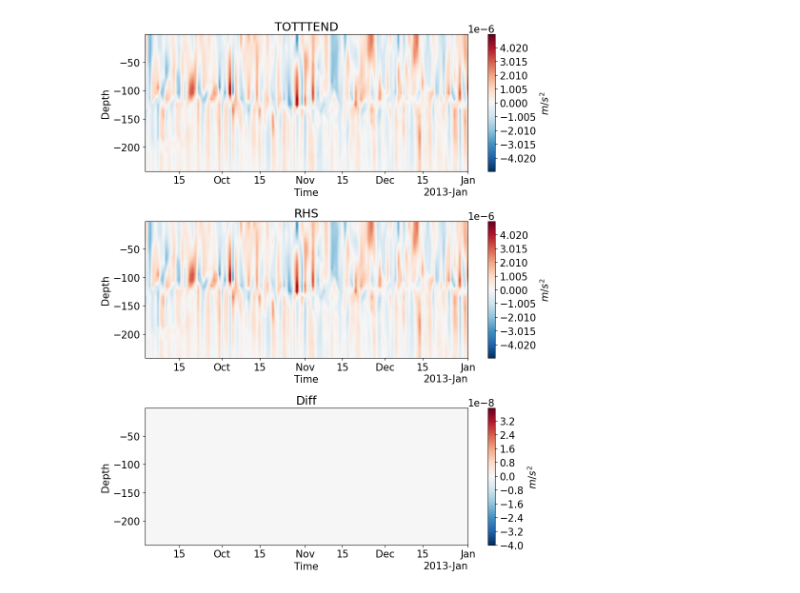
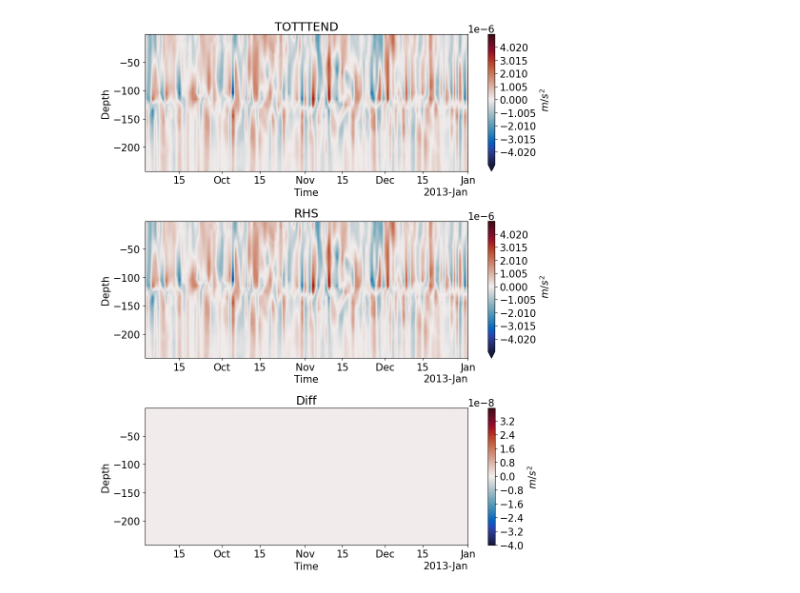
Before and after one commit to eldavenport/mitgcm-mombudg, a Jupyter notebook: zonal_momentum_budget.ipynb, the cells around one changed output. Saved outputs shown, nothing was run; the diff lists cells and outputs as text; code cells hidden in the pictures.

```diff
--- a/zonal_momentum_budget.ipynb
+++ b/zonal_momentum_budget.ipynb
@@ -28,14 +28,14 @@ lon = 220.0
 latMin = -0.1
 latMax = 0.1
 
-data_dir = '/data/SO3/edavenport/tpose6/sep2012/velocity_withhold/run_iter14/'
+data_dir = '/data/SO3/edavenport/tpose6/sep2012/velocity_assim/run_iter0/'
 grid_dir = '/data/SO6/TPOSE_diags/tpose6/grid_6/'
 
 num_diags = 122 #
 itPerFile = 72 # 1 day
 intervals = range(itPerFile,itPerFile*num_diags+1,itPerFile)
 
-prefix = [filename_state,filename_mom_u,filename_heat,filename_surf]
+prefix = [filename_state,filename_mom_u,filename_surf]
 ds = open_mdsdataset(data_dir=data_dir,grid_dir=grid_dir,iters=intervals,prefix=prefix,ref_date='2012-09-01',delta_t=1200.,ignore_unknown_vars=True)
 
 ds['XC'] = ds.XC.astype(float)
@@ -45,7 +45,7 @@ ds['XG'] = ds.XG.astype(float)
 ds['YG'] = ds.YG.astype(float)
 ds['Zl'] = ds.Zl.astype(float)
 # %%
-folder_name = '/home/edavenport/analysis/mitgcm-mombudg/velocity_assim/sep2012_velwithhold_iter14/'
+folder_name = '/home/edavenport/analysis/mitgcm-mombudg/velocity_assim/sep2012_iter0/'
 # %%
 grid = xgcm.Grid(ds, periodic=['X','Y'])
 vol = (ds.rAw*ds.hFacW*ds.drF)
@@ -76,34 +76,34 @@ Um_RHS_std = RHS.std(dim='YC').std(dim='time').compute()/std_err_denom
 # %%
 from matplotlib.colors import TwoSlopeNorm
 
 vmin = -5e-6
 vmax = 5e-6
 levels = np.arange(vmin,vmax,0.5e-8)
 
 fig, ax = plt.subplots(figsize=(10,12),nrows=3,ncols=1)
-TOTUTEND.mean(dim='YC').plot.contourf(ax=ax[0],x='time',y='Z',levels=levels,cmap='RdBu_r',cbar_kwargs={'label':'$m/s^2$'},norm=TwoSlopeNorm(vmin=vmin,vcenter=0,vmax=vmax))
+TOTUTEND.mean(dim='YC').plot.contourf(ax=ax[0],x='time',y='Z',levels=levels,cmap=cmo.balance,cbar_kwargs={'label':'$m/s^2$'},norm=TwoSlopeNorm(vmin=vmin,vcenter=0,vmax=vmax))
 ax[0].set_title('TOTTTEND')
 ax[0].set_xlabel('Time')
 ax[0].set_ylabel('Depth')
 
-RHS.mean(dim='YC').plot.contourf(ax=ax[1],x='time',y='Z',levels=levels,cmap='RdBu_r',cbar_kwargs={'label':'$m/s^2$'},norm=TwoSlopeNorm(vmin=vmin,vcenter=0,vmax=vmax))
+RHS.mean(dim='YC').plot.contourf(ax=ax[1],x='time',y='Z',levels=levels,cmap=cmo.balance,cbar_kwargs={'label':'$m/s^2$'},norm=TwoSlopeNorm(vmin=vmin,vcenter=0,vmax=vmax))
 ax[1].set_title('RHS')
 ax[1].set_xlabel('Time')
 ax[1].set_ylabel('Depth')
 
 vmin = -4e-8
 vmax = 4e-8
 levels = np.arange(vmin,vmax,0.5e-9)
 diff = TOTUTEND - RHS
-diff.mean(dim='YC').plot.contourf(ax=ax[2],x='time',y='Z',levels=levels,cmap='RdBu_r',cbar_kwargs={'label':'$m/s^2$'},norm=TwoSlopeNorm(vmin=vmin,vcenter=0,vmax=vmax))
+diff.mean(dim='YC').plot.contourf(ax=ax[2],x='time',y='Z',levels=levels,cmap=cmo.balance,cbar_kwargs={'label':'$m/s^2$'},norm=TwoSlopeNorm(vmin=vmin,vcenter=0,vmax=vmax))
 ax[2].set_title('Diff')
 ax[2].set_xlabel('Time')
 ax[2].set_ylabel('Depth')
 plt.tight_layout()
 
 fig.savefig(folder_name+'mombudget_closure_timeseries.png')
 # %% [output]
-[figure, old version]
+[figure, new version]
 # %%
 KPP_momU = KPP_momU.sel(Z=slice(zMax,zMin),YC=slice(latMin,latMax)).sel(XG=[lon],method='nearest').squeeze().mean(dim='YC').compute()
 Um_Advec = ds.Um_Advec.sel(Z=slice(zMax,zMin),YC=slice(latMin,latMax)).sel(XG=[lon],method='nearest').squeeze().mean(dim='YC').compute()
```
Also changed, not shown: parts of 3 cells of this notebook, 6 other files.
